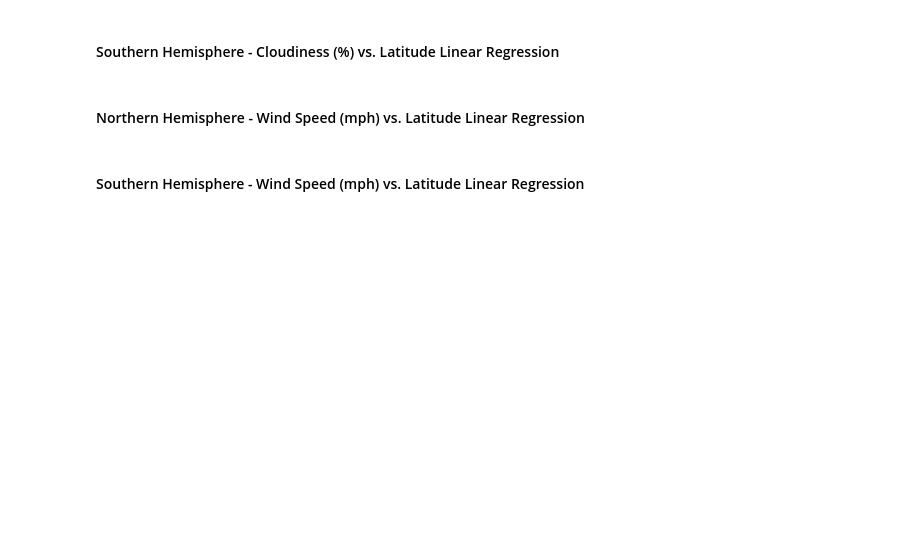
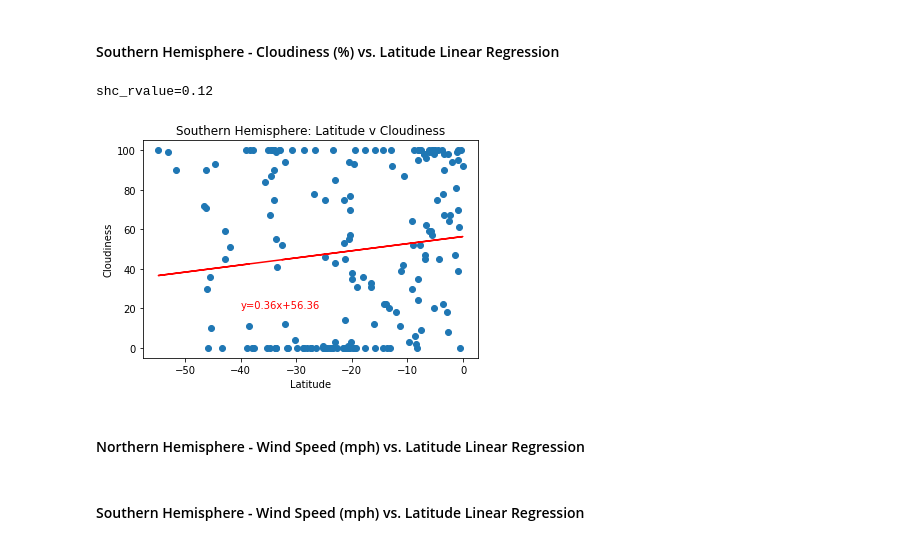
Before and after one commit to gabrielmacey/python_api_challenge, a Jupyter notebook: WeatherPy/WeatherPy.ipynb, the cells around one changed output. Cells and saved outputs as stored; diff of their text form; code cells hidden in the pictures; blank space fills up the shorter version.

```diff
--- a/WeatherPy/WeatherPy.ipynb
+++ b/WeatherPy/WeatherPy.ipynb
@@ -339,5 +365,23 @@ shh_rvalue=0.34
 # %% [markdown]
 ####  Southern Hemisphere - Cloudiness (%) vs. Latitude Linear Regression
+# %%
+shc_x_value = southern_data["Latitude"]
+shc_y_value = southern_data["Cloudiness"]
+(shc_slope, shc_intercept, shc_rvalue, shc_pvalue, shc_stderr)=linregress(shc_x_value,shc_y_value)
+shc_regress_value = shc_x_value * shc_slope + shc_intercept
+shc_line_eq = "y=" + str(round(shc_slope,2)) + "x+" + str(round(shc_intercept,2))
+plt.scatter(shc_x_value,shc_y_value)
+plt.plot(shc_x_value, shc_regress_value, "r-")
+plt.annotate(shc_line_eq,(-40,20), color="red")
+plt.title("Southern Hemisphere: Latitude v Cloudiness")
+plt.xlabel("Latitude")
+plt.ylabel("Cloudiness")
+print(f"shc_rvalue={round(shc_rvalue,2)}")
+plt.savefig("Southern_Hemisphere_Cloud_v_Lat.png")
+plt.show()
+# %% [output]
+shc_rvalue=0.12
+[figure, added]
 # %% [markdown]
 ####  Northern Hemisphere - Wind Speed (mph) vs. Latitude Linear Regression
 # %% [markdown]
```
Also changed, not shown: parts of 3 cells of this notebook, 3 other files.
